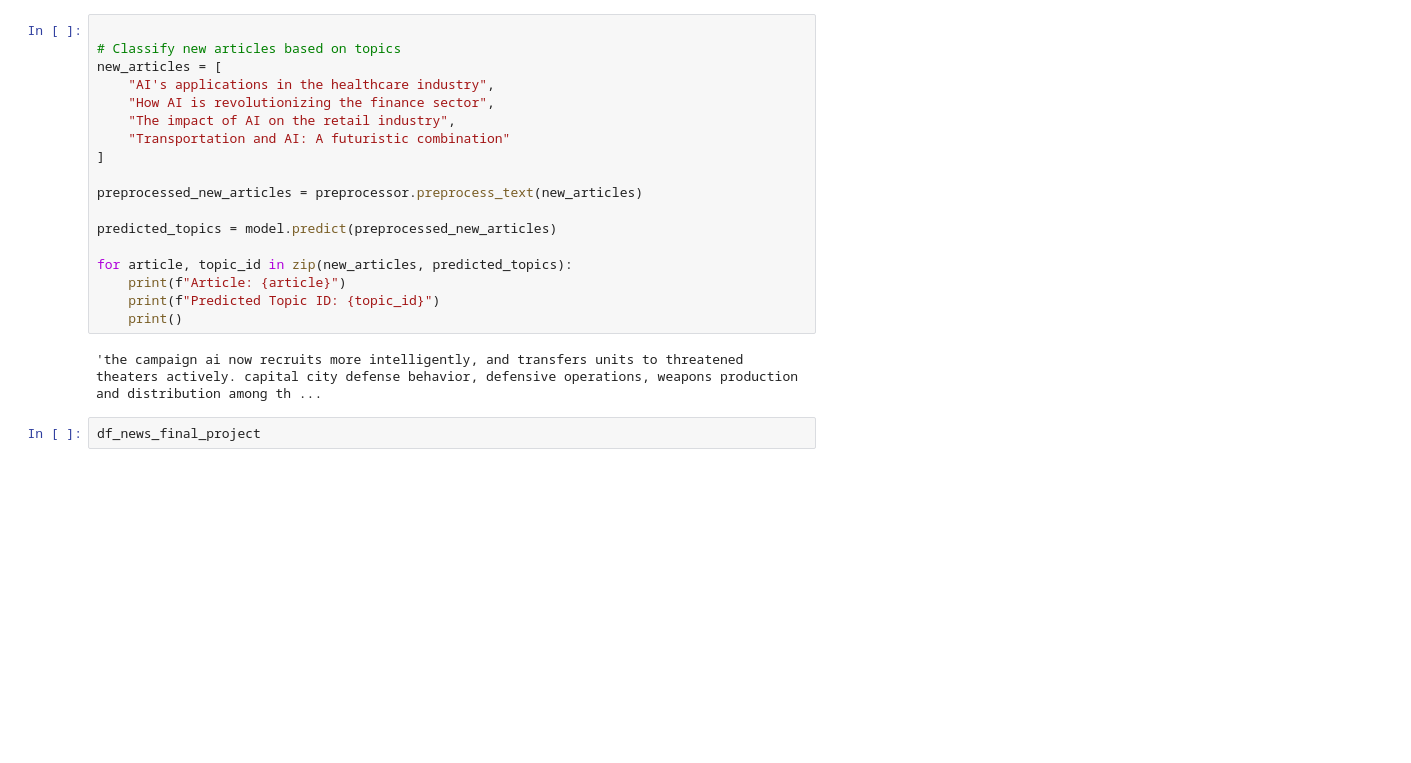
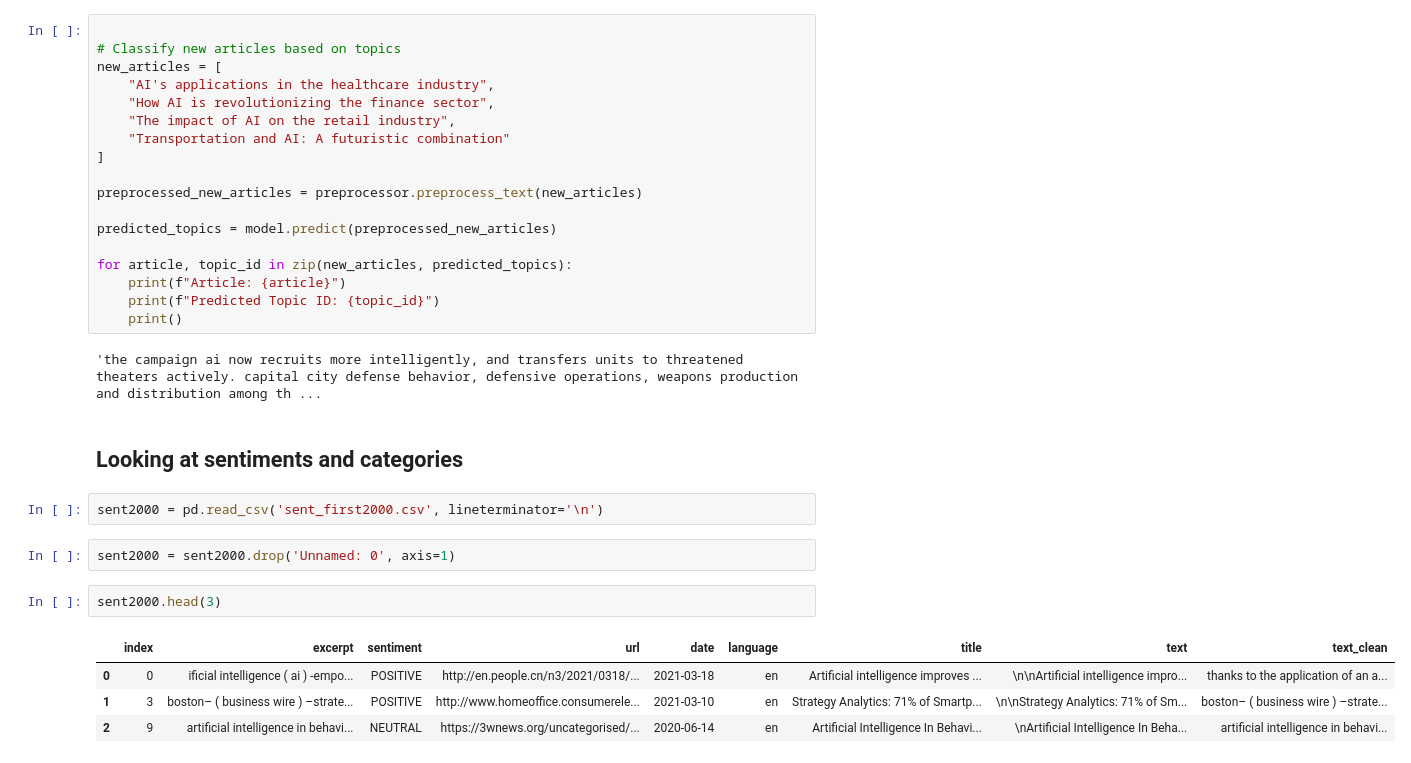
Before and after one commit to sdingx/NLPfinalproj, a Jupyter notebook: proj_code_sample.ipynb, the cells around one changed output. Drawn from its saved outputs; the diff is of its cells as text; blank space fills up the shorter version.

```diff
--- a/proj_code_sample.ipynb
+++ b/proj_code_sample.ipynb
@@ -765,5 +760,16 @@ for article, topic_id in zip(new_articles, predicted_topics):
     print()
 # %% [output]
 'the campaign ai now recruits more intelligently, and transfers units to threatened theaters actively. capital city defense behavior, defensive operations, weapons production and distribution among th ...
-# %%
-df_news_final_project
+# %% [markdown]
+## Looking at sentiments and categories
+# %%
+sent2000 = pd.read_csv('sent_first2000.csv', lineterminator='\n')
+# %%
+sent2000 = sent2000.drop('Unnamed: 0', axis=1)
+# %%
+sent2000.head(3)
+# %% [output]
+|  | index | excerpt | sentiment | url | date | language | title | text | text_clean |
+| 0 | 0 | ificial intelligence ( ai ) -empo... | POSITIVE | http://en.people.cn/n3/2021/0318/... | 2021-03-18 | en | Artificial intelligence improves ... | \n\nArtificial intelligence impro... | thanks to the application of an a... |
+| 1 | 3 | boston– ( business wire ) –strate... | POSITIVE | http://www.homeoffice.consumerele... | 2021-03-10 | en | Strategy Analytics: 71% of Smartp... | \n\nStrategy Analytics: 71% of Sm... | boston– ( business wire ) –strate... |
+| 2 | 9 | artificial intelligence in behavi... | NEUTRAL | https://3wnews.org/uncategorised/... | 2020-06-14 | en | Artificial Intelligence In Behavi... | \nArtificial Intelligence In Beha... | artificial intelligence in behavi... |
```
Also changed, not shown: parts of 10 cells of this notebook, 1 other file.
